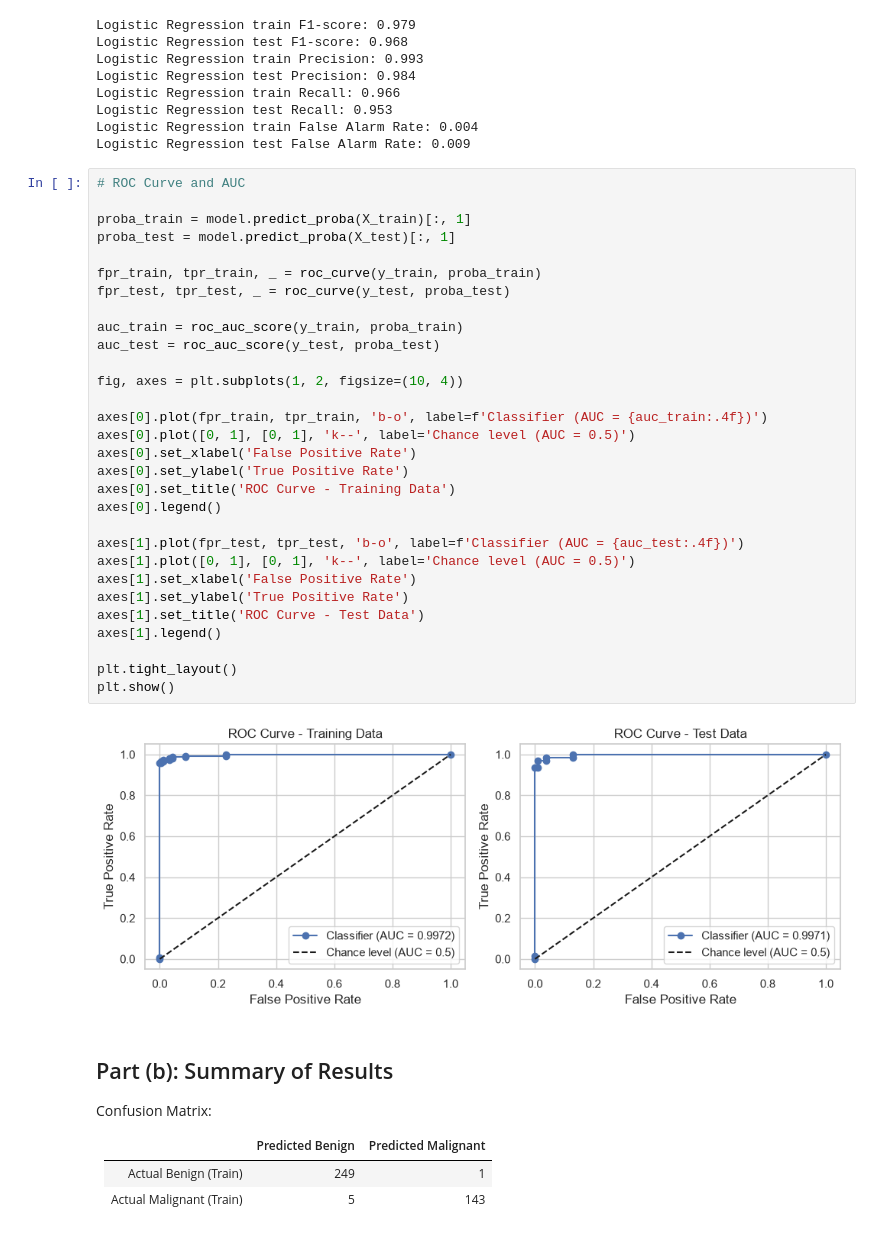
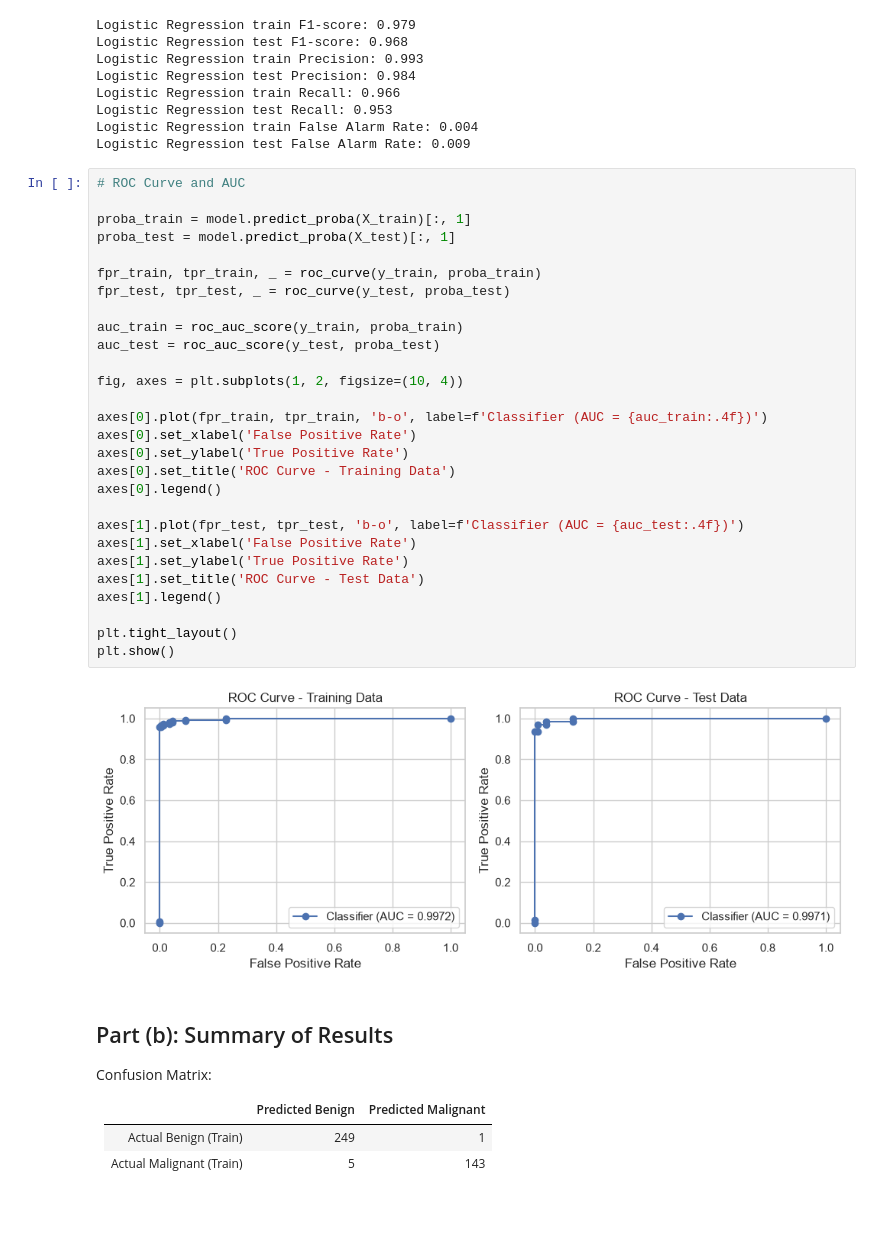
Before and after one commit to AdrianeJone/AI221-Classical-Machine-Learning, a Jupyter notebook: Machine Exercises/MEX 1/MEX_1_Problem_2.ipynb, the cells around one changed output. Cells and saved outputs as stored; diff of their text form.

```diff
--- a/Machine Exercises/MEX 1/MEX_1_Problem_2.ipynb
+++ b/Machine Exercises/MEX 1/MEX_1_Problem_2.ipynb
@@ -305,35 +305,33 @@ Logistic Regression test False Alarm Rate: 0.009
 # %%
 # ROC Curve and AUC
 
 proba_train = model.predict_proba(X_train)[:, 1]
 proba_test = model.predict_proba(X_test)[:, 1]
 
 fpr_train, tpr_train, _ = roc_curve(y_train, proba_train)
 fpr_test, tpr_test, _ = roc_curve(y_test, proba_test)
 
 auc_train = roc_auc_score(y_train, proba_train)
 auc_test = roc_auc_score(y_test, proba_test)
 
 fig, axes = plt.subplots(1, 2, figsize=(10, 4))
 
 axes[0].plot(fpr_train, tpr_train, 'b-o', label=f'Classifier (AUC = {auc_train:.4f})')
-axes[0].plot([0, 1], [0, 1], 'k--', label='Chance level (AUC = 0.5)')
 axes[0].set_xlabel('False Positive Rate')
 axes[0].set_ylabel('True Positive Rate')
 axes[0].set_title('ROC Curve - Training Data')
 axes[0].legend()
 
 axes[1].plot(fpr_test, tpr_test, 'b-o', label=f'Classifier (AUC = {auc_test:.4f})')
-axes[1].plot([0, 1], [0, 1], 'k--', label='Chance level (AUC = 0.5)')
 axes[1].set_xlabel('False Positive Rate')
 axes[1].set_ylabel('True Positive Rate')
 axes[1].set_title('ROC Curve - Test Data')
 axes[1].legend()
 
 plt.tight_layout()
 plt.show()
 # %% [output]
-[figure, old version]
+[figure, new version]
 # %% [markdown]
 ## Part (b): Summary of Results
 
```
